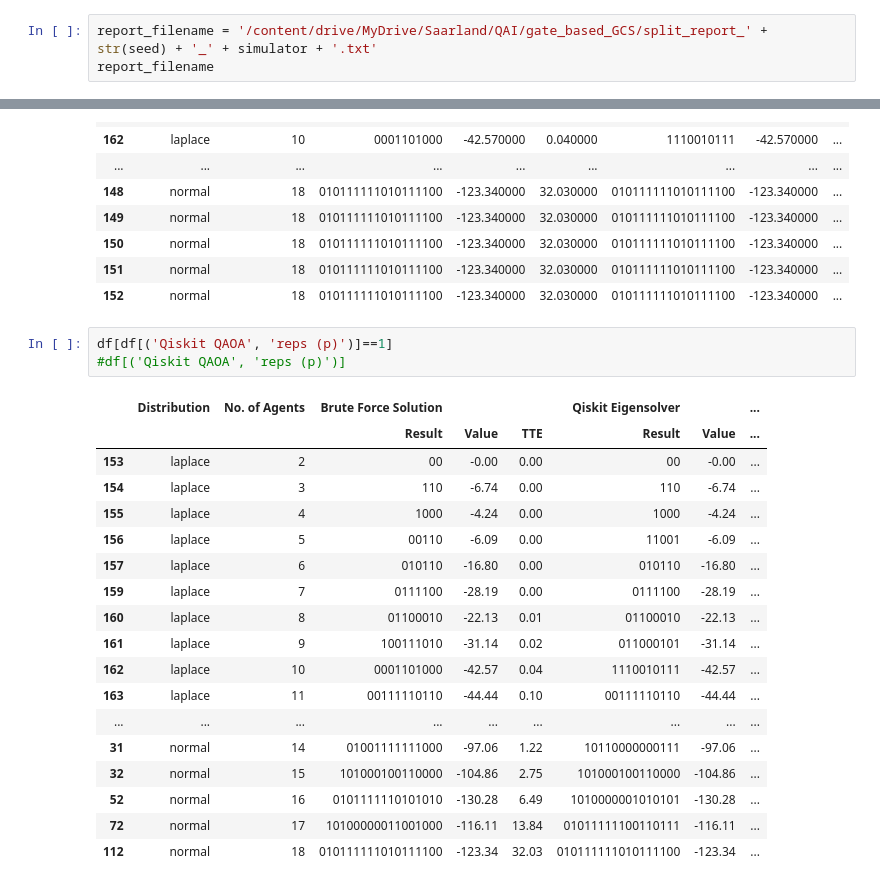
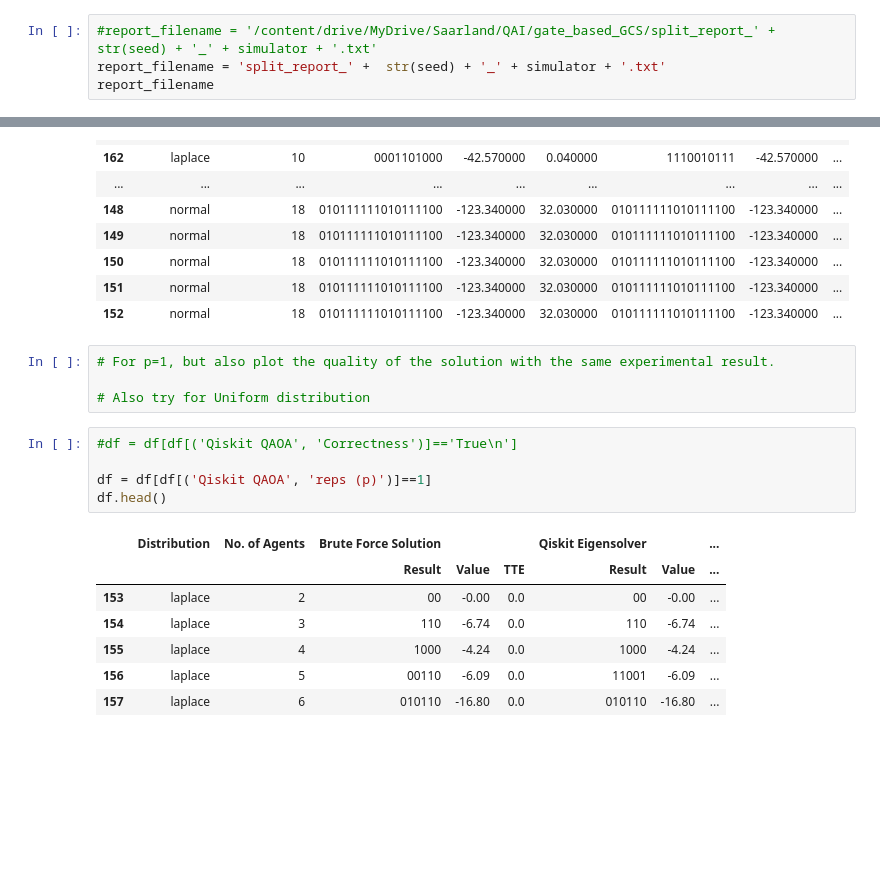
Before and after one commit to supreethmv/QuACS, a Jupyter notebook: Gate_based_Split.ipynb, the cells around one changed output, grey strips where cells are left out. Cells and saved outputs as stored; diff of their text form; blank space fills up the shorter version.

Commit message:
Updated experiments and added plots

```diff
--- a/Gate_based_Split.ipynb
+++ b/Gate_based_Split.ipynb
@@ -269,7 +265,8 @@ n = 18 | p (QAOA reps) = 1
 # %% [markdown]
 ## Display results from generated report file
 # %%
-report_filename = '/content/drive/MyDrive/Saarland/QAI/gate_based_GCS/split_report_' +  str(seed) + '_' + simulator + '.txt'
+#report_filename = '/content/drive/MyDrive/Saarland/QAI/gate_based_GCS/split_report_' +  str(seed) + '_' + simulator + '.txt'
+report_filename = 'split_report_' +  str(seed) + '_' + simulator + '.txt'
 report_filename
 # %% [output]
 '/content/drive/MyDrive/Saarland/QAI/gate_based_GCS/split_report_123_aer_simulator.txt'
@@ -384,25 +381,20 @@ s.set_table_styles({
 | 150 | normal | 18 | 010111111010111100 | -123.340000 | 32.030000 | 010111111010111100 | -123.340000 | ... |
 | 151 | normal | 18 | 010111111010111100 | -123.340000 | 32.030000 | 010111111010111100 | -123.340000 | ... |
 | 152 | normal | 18 | 010111111010111100 | -123.340000 | 32.030000 | 010111111010111100 | -123.340000 | ... |
+# %%
+# For p=1, but also plot the quality of the solution with the same experimental result.
+
+# Also try for Uniform distribution
 # %%
-df[df[('Qiskit QAOA', 'reps (p)')]==1]
-#df[('Qiskit QAOA', 'reps (p)')]
+#df = df[df[('Qiskit QAOA', 'Correctness')]=='True\n']
+
+df = df[df[('Qiskit QAOA', 'reps (p)')]==1]
+df.head()
 # %% [output]
 |  | Distribution | No. of Agents | Brute Force Solution |  |  | Qiskit Eigensolver |  | ... |
 |  |  |  | Result | Value | TTE | Result | Value | ... |
-| 153 | laplace | 2 | 00 | -0.00 | 0.00 | 00 | -0.00 | ... |
-| 154 | laplace | 3 | 110 | -6.74 | 0.00 | 110 | -6.74 | ... |
-| 155 | laplace | 4 | 1000 | -4.24 | 0.00 | 1000 | -4.24 | ... |
-| 156 | laplace | 5 | 00110 | -6.09 | 0.00 | 11001 | -6.09 | ... |
-| 157 | laplace | 6 | 010110 | -16.80 | 0.00 | 010110 | -16.80 | ... |
-| 159 | laplace | 7 | 0111100 | -28.19 | 0.00 | 0111100 | -28.19 | ... |
-| 160 | laplace | 8 | 01100010 | -22.13 | 0.01 | 01100010 | -22.13 | ... |
-| 161 | laplace | 9 | 100111010 | -31.14 | 0.02 | 011000101 | -31.14 | ... |
-| 162 | laplace | 10 | 0001101000 | -42.57 | 0.04 | 1110010111 | -42.57 | ... |
-| 163 | laplace | 11 | 00111110110 | -44.44 | 0.10 | 00111110110 | -44.44 | ... |
-| ... | ... | ... | ... | ... | ... | ... | ... | ... |
-| 31 | normal | 14 | 01001111111000 | -97.06 | 1.22 | 10110000000111 | -97.06 | ... |
-| 32 | normal | 15 | 101000100110000 | -104.86 | 2.75 | 101000100110000 | -104.86 | ... |
-| 52 | normal | 16 | 0101111110101010 | -130.28 | 6.49 | 1010000001010101 | -130.28 | ... |
-| 72 | normal | 17 | 10100000011001000 | -116.11 | 13.84 | 01011111100110111 | -116.11 | ... |
-| 112 | normal | 18 | 010111111010111100 | -123.34 | 32.03 | 010111111010111100 | -123.34 | ... |
+| 153 | laplace | 2 | 00 | -0.00 | 0.0 | 00 | -0.00 | ... |
+| 154 | laplace | 3 | 110 | -6.74 | 0.0 | 110 | -6.74 | ... |
+| 155 | laplace | 4 | 1000 | -4.24 | 0.0 | 1000 | -4.24 | ... |
+| 156 | laplace | 5 | 00110 | -6.09 | 0.0 | 11001 | -6.09 | ... |
+| 157 | laplace | 6 | 010110 | -16.80 | 0.0 | 010110 | -16.80 | ... |
```
Also changed, not shown: parts of 21 cells of this notebook, 15 other files.
